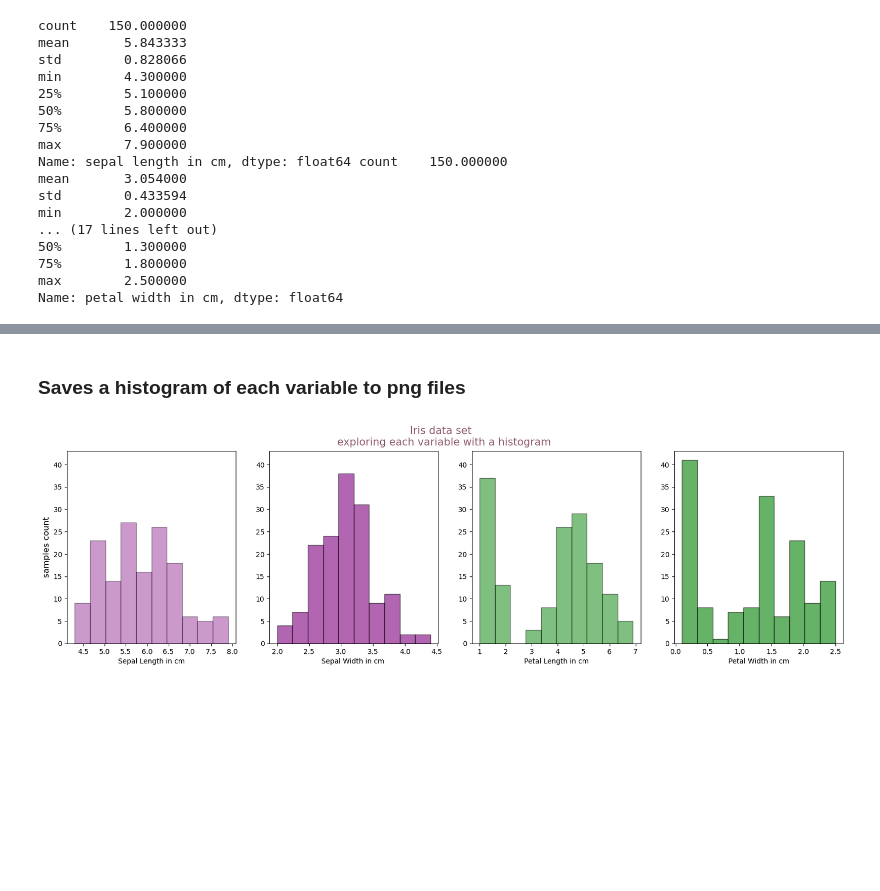
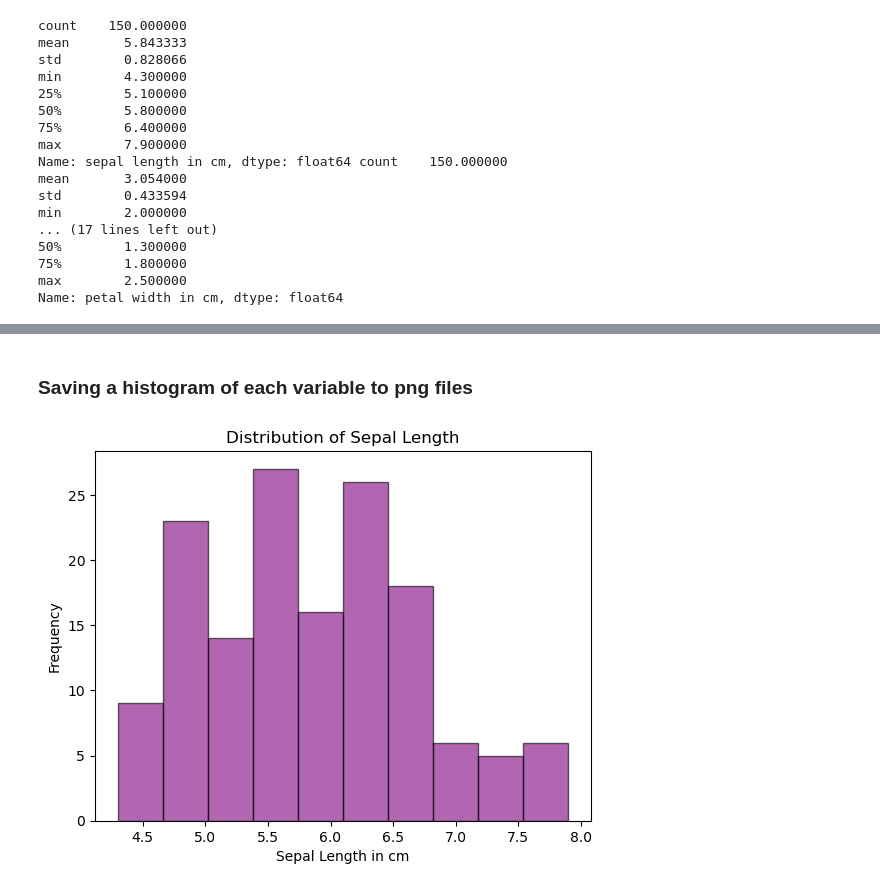
Before and after one commit to Maroua-El-Imame/pands-project, a Jupyter notebook: analysis.ipynb, the cells around one changed output, grey strips where cells are left out. Saved outputs shown, nothing was run; the diff lists cells and outputs as text; code cells hidden in the pictures; blank space fills up the shorter version.

```diff
--- a/analysis.ipynb
+++ b/analysis.ipynb
@@ -54,0 +73,6 @@ iris_data
+# %%
+# now that I identified the column names, I can add them so I can identify the columns easily.
+column_names = ['sepal length in cm' , 'sepal width in cm' , 'petal length in cm' , 'petal width in cm', 'class']
+iris_data = pd.read_csv('iris dataset/iris.data', names= column_names)
+# show dataframe
+iris_data
@@ -57,9 +95,3 @@ iris_data
-# %%
-# add meaningful columns names
-# https://archive.ics.uci.edu/dataset/53/iris ( see variables table )
-column_names = ['sepal length in cm' , 'sepal width in cm' , 'petal length in cm' , 'petal width in cm', 'species']
-iris_data = pd.read_csv(file_path, header= None, names=column_names)
-# show data frame
 # %%
 # summary of the 4 variables of Iris dataset.
 # The describe() method returns description of the data in the dataframe. As the dataframe contains numerical data, the description contains these information for each column:
@@ -134,4 +168,4 @@ print("!Note: a summary of each variable of Iris data set was saved into a singl
 # %% [markdown]
-### Saves a histogram of each variable to png files
+### Saving a histogram of each variable to png files
 # %%
 # to simplify the reading and coding, assign a variable for each feature of the data set.
@@ -140,48 +173,21 @@ sepal_length    = iris_data['sepal length in cm']
 sepal_width     = iris_data['sepal width in cm']
 petal_length    = iris_data['petal length in cm']
 petal_width     = iris_data['petal width in cm']
-# %%
-# create a figure and axis
-# method used to display Multiple Plots
-# reference : https://www.w3schools.com/Python/matplotlib_subplot.asp
-# (1,4) the figure has 1 rows, 4 columns. I updated from (2,2)
-
-# Create a figure and a set of subplots
-# shareY is now set to True which will allow Y axis to be shared among all plots.
-# reference : https://matplotlib.org/stable/api/_as_gen/matplotlib.pyplot.subplots.html#:~:text=the%20subplot%20grid.-,sharex%2C%20sharey,-bool%20or%20%7B%27none
-# create multiple subplots using plt.subplots
-# reference : https://matplotlib.org/stable/gallery/subplots_axes_and_figures/subplots_demo.html
-fig, axs = plt.subplots(1, 4, figsize=(20,5), sharey=True)
-# add suptitle for the 4 histograms
-# https://stackoverflow.com/questions/21967639/how-to-write-a-plot-title-in-more-than-one-line-using-suptitle
-
-plt.suptitle("Iris data set \n exploring each variable with a histogram", fontsize=15, color='#915F6D')
-
-# 1st plot in the row.
-axs[0].hist(sepal_length,ec= "k", color='purple',alpha=0.4)
-axs[0].set_ylabel("samples count",fontsize=12, color="k")
-# now that Y axis is shared, I used the tick parameters to add ticks to each y axis to simplify the count reading.
-# reference : https://matplotlib.org/stable/api/_as_gen/matplotlib.axes.Axes.tick_params.html
-axs[0].yaxis.set_tick_params(labelleft=True)
-axs[0].set_xlabel("Sepal Length in cm")
-
-# 2nd plot in the row.
-axs[1].hist(sepal_width,ec= "k", color='purple',alpha=0.6)
-axs[1].yaxis.set_tick_params(labelleft=True)
-axs[1].set_xlabel("Sepal Width in cm ")
-
-
-# 3rd plot in the row.
-axs[2].hist(petal_length,ec= "k", color='g',alpha=0.5)
-axs[2].yaxis.set_tick_params(labelleft=True)
-axs[2].set_xlabel("Petal Length in cm")
-
-# 4th plot in the row.
-axs[3].hist(petal_width,ec= "k", color='g' ,alpha=0.6)
-axs[3].yaxis.set_tick_params(labelleft=True)
-axs[3].set_xlabel("Petal Width in cm")
-
-# save fig in ong format
-plt.savefig("histograms.png")
-# %% [output]
-[figure, removed]
+# %%
+# plot a histogram for each variable
+# reference : https://matplotlib.org/stable/api/_as_gen/matplotlib.pyplot.hist.html#:~:text=pyplot.hist(x%2C%20bins%3DNone%2C
+
+# 1st histogram
+plt.hist(sepal_length, ec='k', color='purple', alpha=0.6)
+# add x label
+# reference : https://matplotlib.org/stable/api/axes_api.html#axis-labels-title-and-legend:~:text=in%20increasing%20order.-,Axis%20labels%2C%20title%2C%20and%20legend,-%23
+plt.xlabel("Sepal Length in cm")
+# add y label
+plt.ylabel("Frequency")
+# add title
+plt.title("Distribution of Sepal Length")
+# save histogram in .png file
+# reference : # https://matplotlib.org/stable/api/_as_gen/matplotlib.pyplot.savefig.html
+plt.savefig("histogram of sepal length.png")
+# %% [output]
+[figure, added]
```
Also changed, not shown: parts of 26 cells of this notebook, 17 other files.
